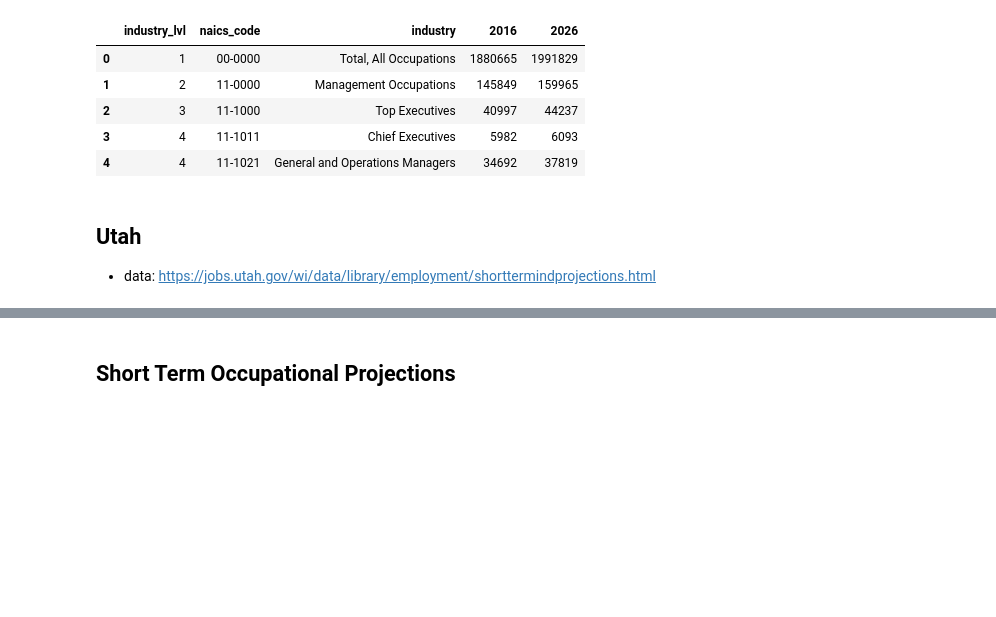
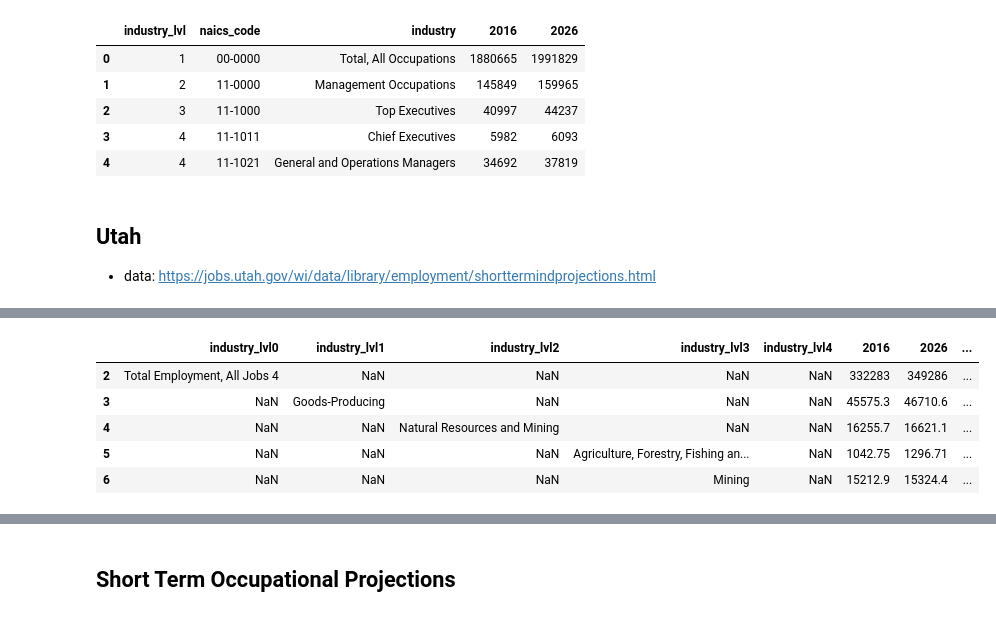
Before and after one commit to xcao38/covid19_analysis, a Jupyter notebook: data_preparing.ipynb, the cells around one changed output, grey strips where cells are left out. Saved outputs shown, nothing was run; the diff lists cells and outputs as text; code cells hidden in the pictures; blank space fills up the shorter version.

```diff
--- a/data_preparing.ipynb
+++ b/data_preparing.ipynb
@@ -852,0 +897,12 @@ employment = pd.read_csv(dir_,sep='\t',encoding='utf-16')
+# %%
+employment.columns = ["industry_lvl0","industry_lvl1","industry_lvl2","industry_lvl3",
+                      "industry_lvl4","2016","2026","net_change","pct_change"]
+# %%
+employment.head()
+# %% [output]
+|  | industry_lvl0 | industry_lvl1 | industry_lvl2 | industry_lvl3 | industry_lvl4 | 2016 | 2026 | ... |
+| 2 | Total Employment, All Jobs 4 | NaN | NaN | NaN | NaN | 332283 | 349286 | ... |
+| 3 | NaN | Goods-Producing | NaN | NaN | NaN | 45575.3 | 46710.6 | ... |
+| 4 | NaN | NaN | Natural Resources and Mining | NaN | NaN | 16255.7 | 16621.1 | ... |
+| 5 | NaN | NaN | NaN | Agriculture, Forestry, Fishing an... | NaN | 1042.75 | 1296.71 | ... |
+| 6 | NaN | NaN | NaN | Mining | NaN | 15212.9 | 15324.4 | ... |
```
Also changed, not shown: parts of 103 cells of this notebook, 1 other file.
